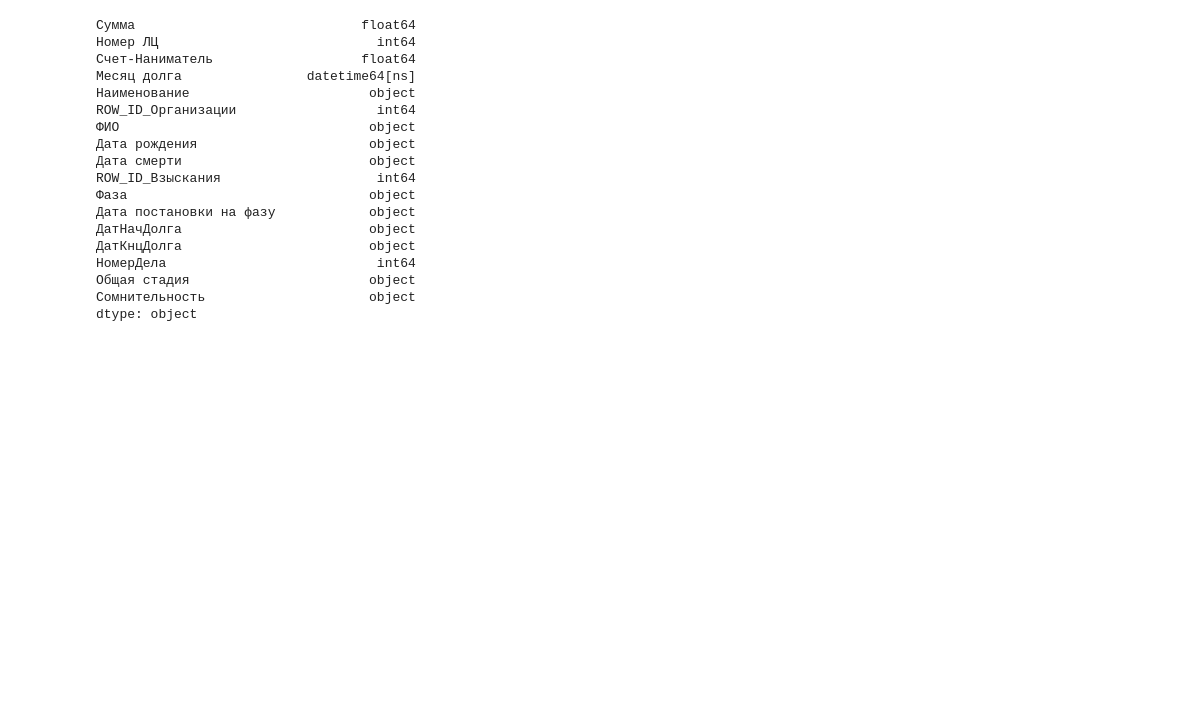
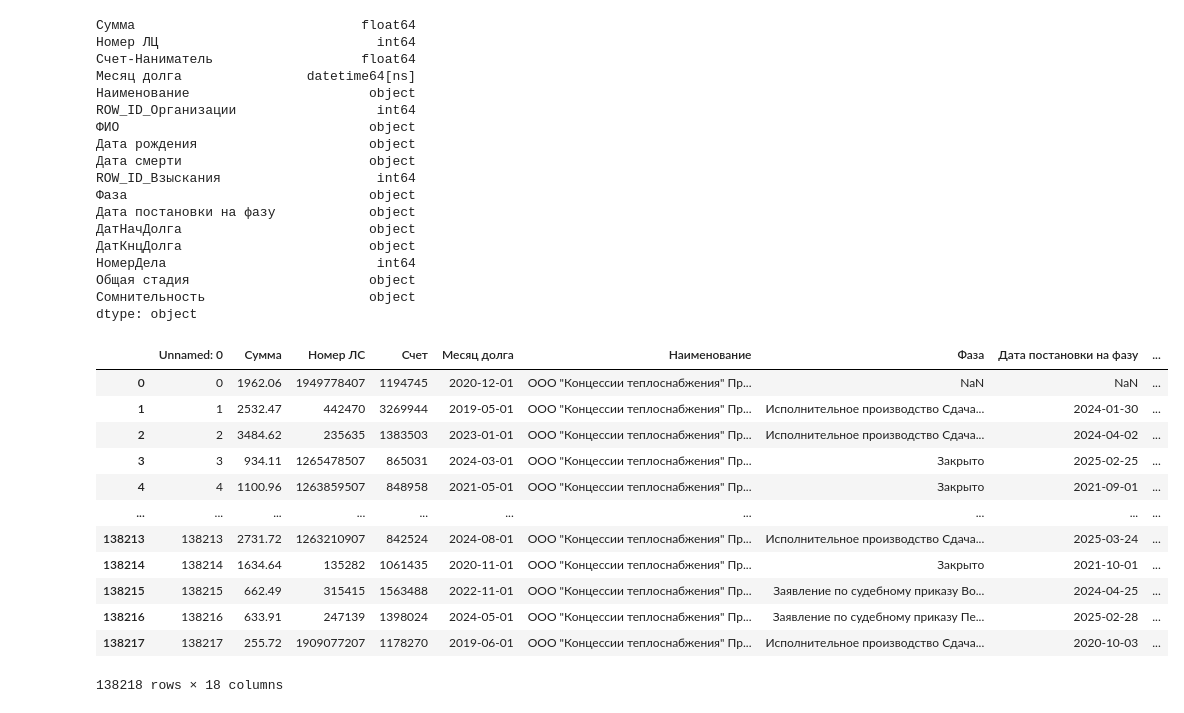
Before and after one commit to Neirohirurg/practice, a Jupyter notebook: src/test.ipynb, the cells around one changed output. Cells and saved outputs as stored; diff of their text form; code cells hidden in the pictures; blank space fills up the shorter version.

```diff
--- a/src/test.ipynb
+++ b/src/test.ipynb
@@ -251,0 +481,16 @@ dtype: object
+# %%
+df_mun
+# %% [output]
+|  | Unnamed: 0 | Сумма | Номер ЛС | Счет | Месяц долга | Наименование | Фаза | Дата постановки на фазу | ... |
+| 0 | 0 | 1962.06 | 1949778407 | 1194745 | 2020-12-01 | ООО "Концессии теплоснабжения" Пр... | NaN | NaN | ... |
+| 1 | 1 | 2532.47 | 442470 | 3269944 | 2019-05-01 | ООО "Концессии теплоснабжения" Пр... | Исполнительное производство Сдача... | 2024-01-30 | ... |
+| 2 | 2 | 3484.62 | 235635 | 1383503 | 2023-01-01 | ООО "Концессии теплоснабжения" Пр... | Исполнительное производство Сдача... | 2024-04-02 | ... |
+| 3 | 3 | 934.11 | 1265478507 | 865031 | 2024-03-01 | ООО "Концессии теплоснабжения" Пр... | Закрыто | 2025-02-25 | ... |
+| 4 | 4 | 1100.96 | 1263859507 | 848958 | 2021-05-01 | ООО "Концессии теплоснабжения" Пр... | Закрыто | 2021-09-01 | ... |
+| ... | ... | ... | ... | ... | ... | ... | ... | ... | ... |
+| 138213 | 138213 | 2731.72 | 1263210907 | 842524 | 2024-08-01 | ООО "Концессии теплоснабжения" Пр... | Исполнительное производство Сдача... | 2025-03-24 | ... |
+| 138214 | 138214 | 1634.64 | 135282 | 1061435 | 2020-11-01 | ООО "Концессии теплоснабжения" Пр... | Закрыто | 2021-10-01 | ... |
+| 138215 | 138215 | 662.49 | 315415 | 1563488 | 2022-11-01 | ООО "Концессии теплоснабжения" Пр... | Заявление по судебному приказу Во... | 2024-04-25 | ... |
+| 138216 | 138216 | 633.91 | 247139 | 1398024 | 2024-05-01 | ООО "Концессии теплоснабжения" Пр... | Заявление по судебному приказу Пе... | 2025-02-28 | ... |
+| 138217 | 138217 | 255.72 | 1909077207 | 1178270 | 2019-06-01 | ООО "Концессии теплоснабжения" Пр... | Исполнительное производство Сдача... | 2020-10-03 | ... |
+138218 rows × 18 columns
```
Also changed, not shown: parts of 13 cells of this notebook, 4 other files.
